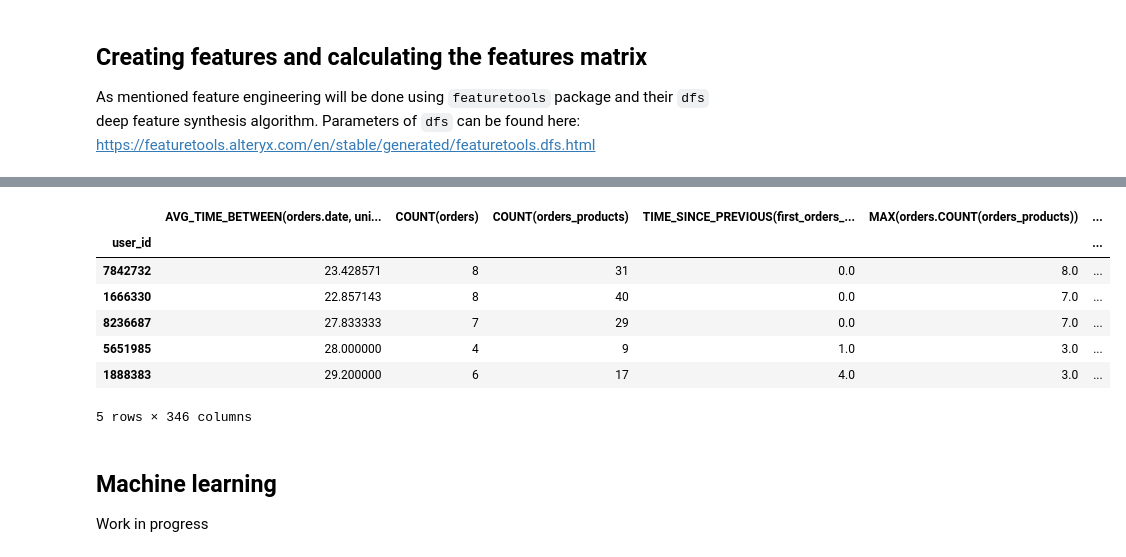
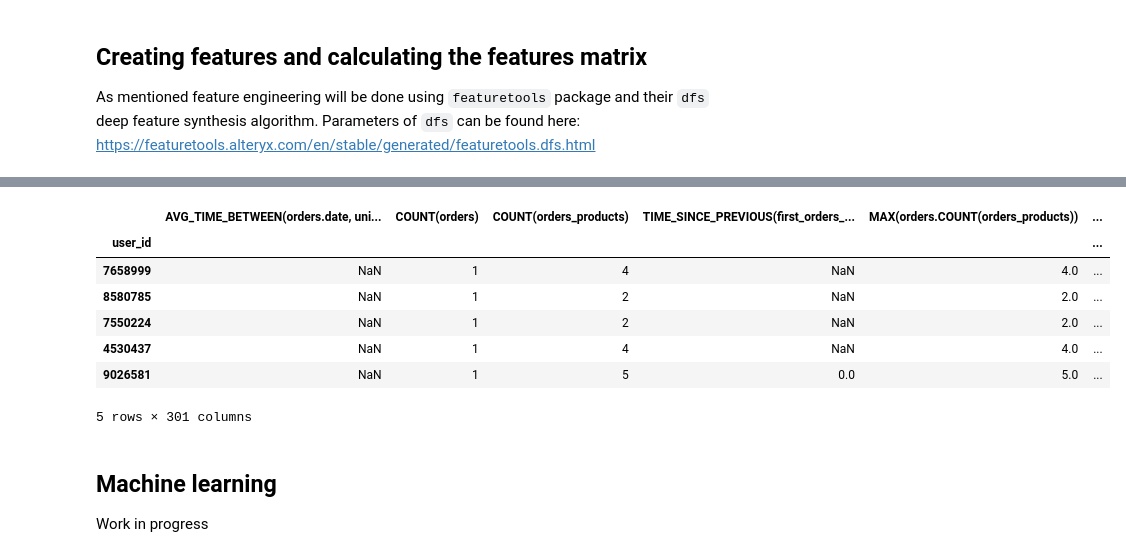
Before and after one commit to NevoleMarek/next-basket-recommendation, a Jupyter notebook: next_basket_recommendation.ipynb, the cells around one changed output, grey strips where cells are left out. Saved outputs shown, nothing was run; the diff lists cells and outputs as text; code cells hidden in the pictures.

```diff
--- a/next_basket_recommendation.ipynb
+++ b/next_basket_recommendation.ipynb
@@ -321,17 +303,18 @@ It is possible that some generated features will have almost all of its values e
 fm_enc, features_enc = ft.encode_features(fm, features)
 fm_enc = ft.selection.remove_highly_null_features(fm_enc, pct_null_threshold=0.8)
 fm_enc = ft.selection.remove_single_value_features(fm_enc)
+fm_enc = ft.selection.remove_highly_correlated_features(fm_enc, pct_corr_threshold = 0.9)
-# %%
-fm_enc[10000:10005]
-# %% [output]
-|  | AVG_TIME_BETWEEN(orders.date, uni... | COUNT(orders) | COUNT(orders_products) | TIME_SINCE_PREVIOUS(first_orders_... | MAX(orders.COUNT(orders_products)) | ... |
-| user_id |  |  |  |  |  | ... |
-| 7842732 | 23.428571 | 8 | 31 | 0.0 | 8.0 | ... |
-| 1666330 | 22.857143 | 8 | 40 | 0.0 | 7.0 | ... |
-| 8236687 | 27.833333 | 7 | 29 | 0.0 | 7.0 | ... |
-| 5651985 | 28.000000 | 4 | 9 | 1.0 | 3.0 | ... |
-| 1888383 | 29.200000 | 6 | 17 | 4.0 | 3.0 | ... |
-5 rows × 346 columns
+# %%
+fm_enc.head()
+# %% [output]
+|  | AVG_TIME_BETWEEN(orders.date, uni... | COUNT(orders) | COUNT(orders_products) | TIME_SINCE_PREVIOUS(first_orders_... | MAX(orders.COUNT(orders_products)) | ... |
+| user_id |  |  |  |  |  | ... |
+| 7658999 | NaN | 1 | 4 | NaN | 4.0 | ... |
+| 8580785 | NaN | 1 | 2 | NaN | 2.0 | ... |
+| 7550224 | NaN | 1 | 2 | NaN | 2.0 | ... |
+| 4530437 | NaN | 1 | 4 | NaN | 4.0 | ... |
+| 9026581 | NaN | 1 | 5 | 0.0 | 5.0 | ... |
+5 rows × 301 columns
 # %% [markdown]
 ## Machine learning
 
```
Also changed, not shown: parts of 8 cells of this notebook.
